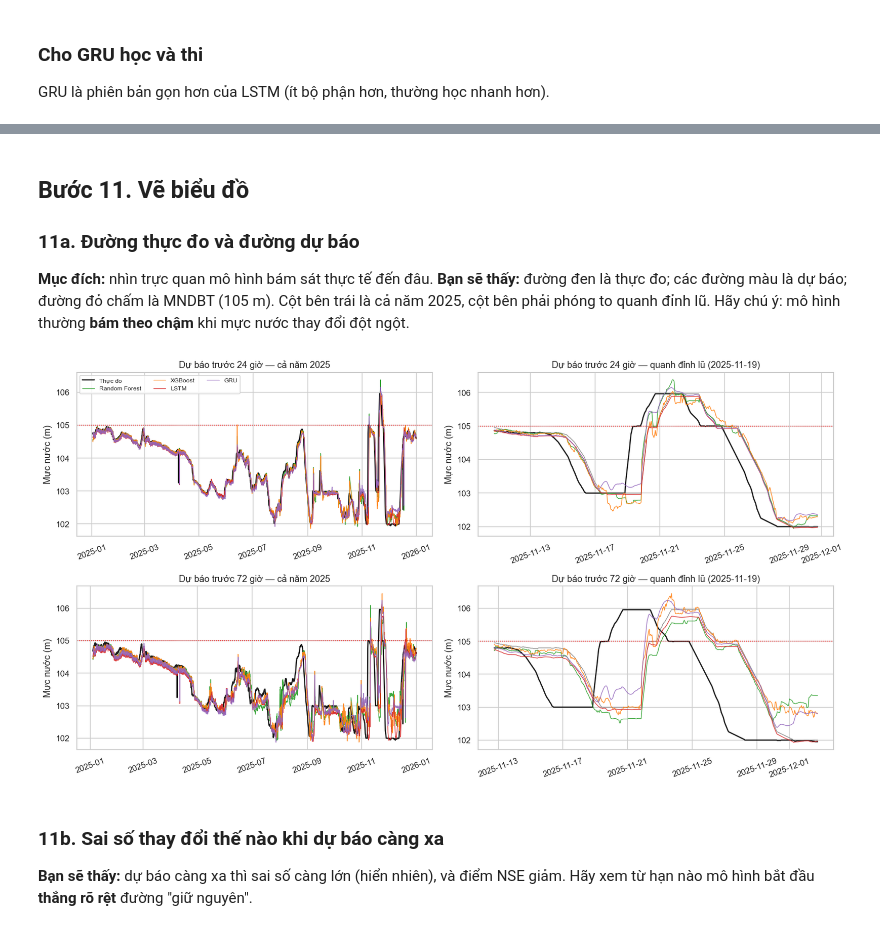
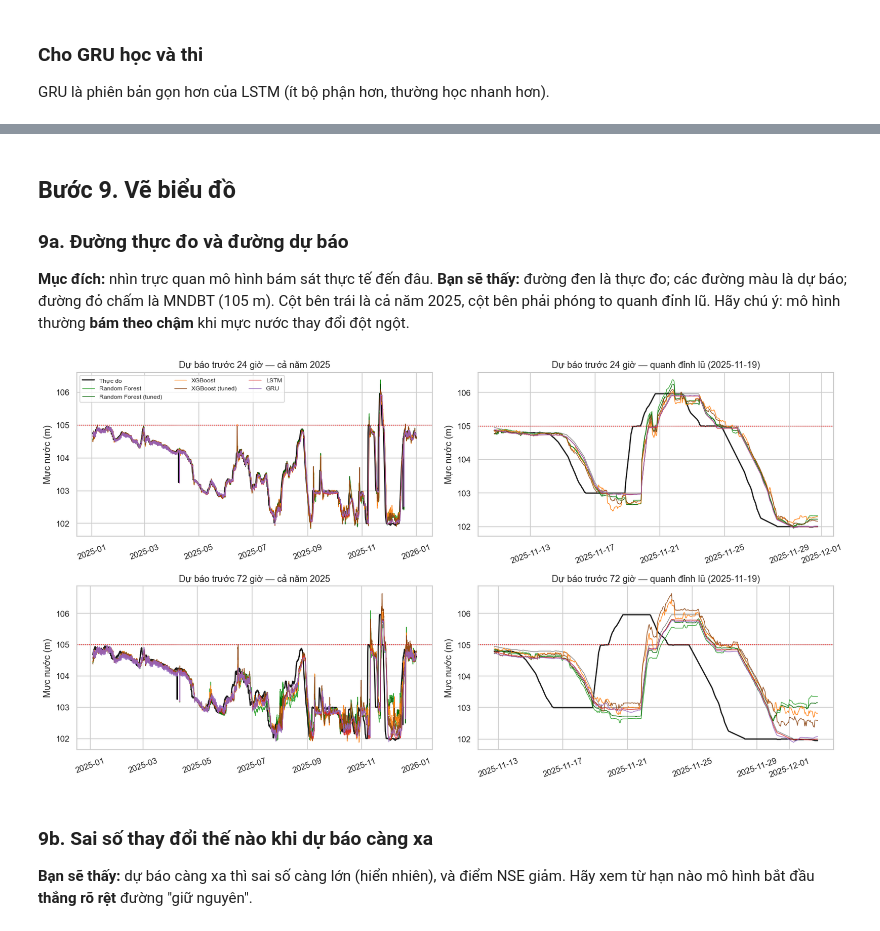
Before and after one commit to ductino/sbh-forecast, a Jupyter notebook: DuBao_MucNuoc_SBH_2.ipynb, the cells around one changed output, grey strips where cells are left out. Cells and saved outputs as stored; diff of their text form; code cells hidden in the pictures.

```diff
--- a/DuBao_MucNuoc_SBH_2.ipynb
+++ b/DuBao_MucNuoc_SBH_2.ipynb
@@ -45,10 +41,6 @@ try:
 except ImportError:
     HAS_XGB = False
 try:
-    from statsmodels.tsa.statespace.sarimax import SARIMAX; HAS_SM = True
-except ImportError:
-    HAS_SM = False
-try:
     import torch, torch.nn as nn; HAS_TORCH = True
 except ImportError:
     HAS_TORCH = False
@@ -58,15 +50,14 @@ DATA_PATH = "raw_data_sbh.csv"
 FIG_DIR = "figs2"; os.makedirs(FIG_DIR, exist_ok=True)
 SEED = 42                  # số cố định để chạy lại ra cùng kết quả
 FAST_MODE = False          # True = chạy thử nhanh; False = chạy đầy đủ
-DO_TUNING = False          # True = bước 7 (tìm cấu hình tốt hơn cho mô hình cây, chạy lâu)
+DO_TUNING = True
 HORIZONS = list(P.HORIZONS)    # dự báo trước: [1, 6, 24, 72, 168] giờ
 if FAST_MODE:
     HORIZONS = [24, 72]
 
 MNC, MNDBT = P.MNC, P.MNDBT    # mực nước chết 101,0 m; mực nước dâng bình thường 105,0 m
 BASE = "Giữ nguyên"            # tên của cách đoán đơn giản nhất
-GB_NAME = "XGBoost" if HAS_XGB else "HistGB*"   # (*) cách thay thế XGBoost nếu máy chưa cài xgboost
-
+GB_NAME = "XGBoost" if HAS_XGB else "HistGB*"
 print("Dự báo trước (giờ):", HORIZONS)
 # %% [output]
 Dự báo trước (giờ): [1, 6, 24, 72, 168]
@@ -414,5 +467,6 @@ GRU xong (89 giây)
 # %%
-THU_TU = [m for m in [BASE, "Random Forest", GB_NAME, "LSTM", "GRU"] if any(k[0] == m for k in PRED)]
+THU_TU = [m for m in [BASE, "Random Forest", TEN_RF_T, GB_NAME, TEN_GB_T, "LSTM", "GRU"]
+          if any(k[0] == m for k in PRED)]
 
 def lap_bang(loc=None):
     """Bảng điểm. `loc` là hàm lọc thời điểm (ví dụ chỉ mùa lũ)."""
@@ -468,34 +522,36 @@ print(tot.round(3).to_string(index=False))
 # %% [markdown]
-## Bước 11. Vẽ biểu đồ
+## Bước 9. Vẽ biểu đồ
 
-### 11a. Đường thực đo và đường dự báo
+### 9a. Đường thực đo và đường dự báo
 **Mục đích:** nhìn trực quan mô hình bám sát thực tế đến đâu.
 **Bạn sẽ thấy:** đường đen là thực đo; các đường màu là dự báo; đường đỏ chấm là MNDBT (105 m). Cột bên trái là cả năm 2025, cột bên phải phóng to quanh đỉnh lũ. Hãy chú ý: mô hình thường **bám theo chậm** khi mực nước thay đổi đột ngột.
 # %%
-MAU = {BASE: "gray", "Random Forest": "tab:green", GB_NAME: "tab:orange", "LSTM": "tab:red", "GRU": "tab:purple"}
+MAU = {BASE: "gray", "Random Forest": "tab:green", TEN_RF_T: "darkgreen",
+       GB_NAME: "tab:orange", TEN_GB_T: "saddlebrown",
+       "LSTM": "tab:red", "GRU": "tab:purple"}
 dinh_lu = df.loc["2025", "Q_ve"].idxmax()                                     # ngày lưu lượng về hồ lớn nhất 2025
 phong_to = (dinh_lu - pd.Timedelta(days=10), dinh_lu + pd.Timedelta(days=10))
 ve_hz = [h for h in (24, 72) if h in HORIZONS] or HORIZONS[-2:]
 
 fig, axes = plt.subplots(len(ve_hz), 2, figsize=(15, 4 * len(ve_hz)), squeeze=False)
 for r, hz in enumerate(ve_hz):
     obs = OBS[hz]
     for c, (a, b) in enumerate([(obs.index.min(), obs.index.max()), phong_to]):
         ax = axes[r, c]; o = obs.loc[a:b]
         ax.plot(o.index + pd.Timedelta(hours=hz), o.values, "k", lw=1.6, label="Thực đo")     # vẽ theo thời điểm được dự báo
         for m in THU_TU:
             if m == BASE and c == 0: continue
             p = PRED[(m, hz)].loc[a:b]
             ax.plot(p.index + pd.Timedelta(hours=hz), p.values, color=MAU[m], lw=0.9, alpha=0.9, label=m)
         ax.axhline(MNDBT, color="red", ls=":", lw=1)
         ax.set_title(f"Dự báo trước {hz} giờ — " + ("cả năm 2025" if c == 0 else f"quanh đỉnh lũ ({dinh_lu.date()})"))
         ax.set_ylabel("Mực nước (m)"); ax.tick_params(axis="x", rotation=20)
         if r == 0 and c == 0: ax.legend(ncol=3, fontsize=8)
 fig.tight_layout(); fig.savefig(f"{FIG_DIR}/kq1_thucdo_dubao.png"); plt.show()
 # %% [output]
-[figure, old version]
+[figure, new version]
 # %% [markdown]
-### 11b. Sai số thay đổi thế nào khi dự báo càng xa
+### 9b. Sai số thay đổi thế nào khi dự báo càng xa
 **Bạn sẽ thấy:** dự báo càng xa thì sai số càng lớn (hiển nhiên), và điểm NSE giảm. Hãy xem từ hạn nào mô hình bắt đầu **thắng rõ rệt** đường "giữ nguyên".
 # %%
 fig, axes = plt.subplots(1, 2, figsize=(11, 4))
```
Also changed, not shown: parts of 25 cells of this notebook, 12 other files.
